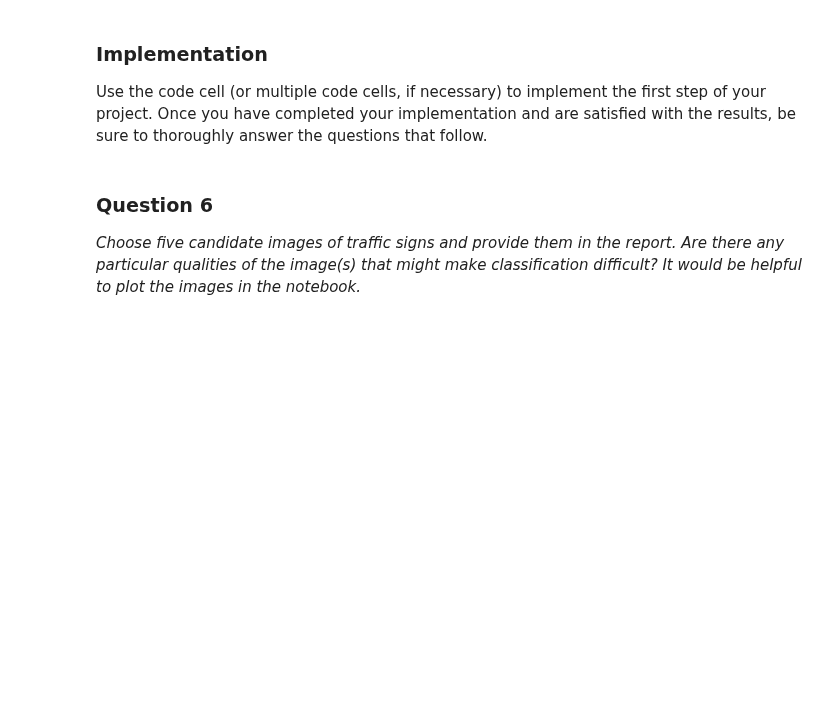
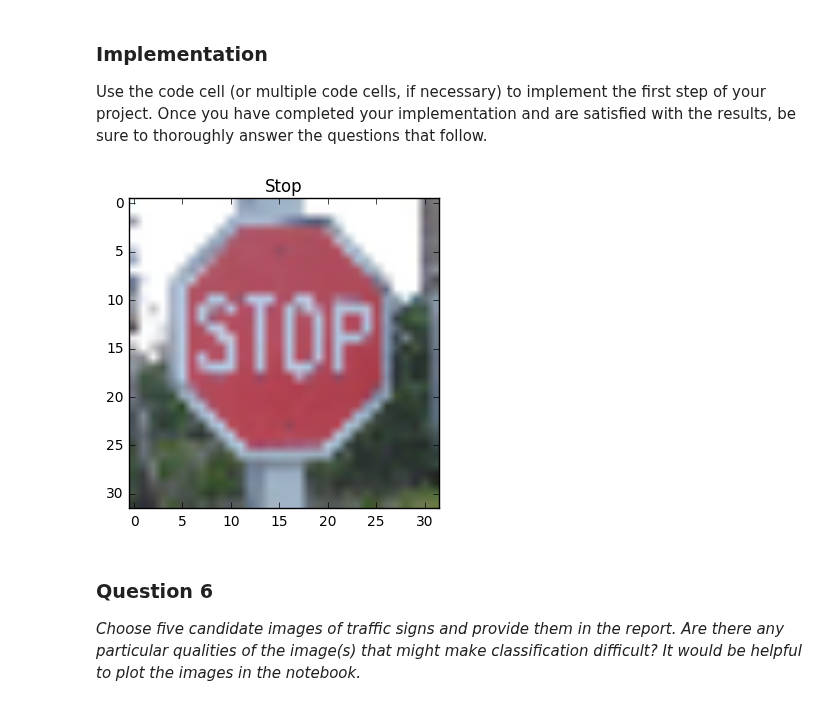
Before and after one commit to carlosgalvezp/Udacity-Self-Driving-Car-Nanodegree, a Jupyter notebook: term1/projects/CarND-TrafficSigns-P2/Traffic_Signs_Recognition.ipynb, the cells around one changed output. Drawn from its saved outputs; the diff is of its cells as text; code cells hidden in the pictures; blank space fills up the shorter version.

Commit message:
Finish test image reading from CSV
The class is compared against one of the 43 classes,
and the one-hot-encoded matrix is created.

```diff
--- a/term1/projects/CarND-TrafficSigns-P2/Traffic_Signs_Recognition.ipynb
+++ b/term1/projects/CarND-TrafficSigns-P2/Traffic_Signs_Recognition.ipynb
@@ -127,6 +144,11 @@ for i in range(0, len(idx)):
 # %%
 # Print the labels
+labels_text = []
 with open('signnames.csv', 'r') as csvfile:
-    reader = csv.reader(csvfile, delimiter=',', quotechar='|')
+    reader = csv.reader(csvfile, delimiter=',')
+    i = 0
     for row in reader:
         print(', '.join(row))
+        if i > 0:
+            labels_text.append(row[1])
+        i = i + 1
@@ -635,38 +724,38 @@ def resize_img(img, new_size):
 # %%
 # Read CSV containing: image path, crop_x, crop_y, class
 test_img_csv = 'test_img/test_img.csv'
 
 n_tests = 5
 X_test_own = np.zeros([n_tests, img_size_h, img_size_w, 3])
-y_test_own_labels = np.zeros([n_tests, n_classes])
+y_test_own_labels = np.zeros([n_tests], dtype=int)
 
 resize_size = (img_size_h, img_size_w)
 
 with open(test_img_csv, 'r') as csvfile:
     i_img = 0
     reader = csv.reader(csvfile, delimiter=',')
     for row in reader:
         # Read information from CSV file
         filename = row[0]
         crop_info = np.array(row[1:5], dtype=int)
         img_class = row[5]
 
         # Update test set
         img = load_img(filename)
         img = crop_img(img, crop_info)
         img = resize_img(img, resize_size)
 
         X_test_own[i_img, :, :, :] = img
-        #y_test_own_labels[i] = find(csv_classes == img_class);
+        y_test_own_labels[i_img] = labels_text.index(img_class);
 
         # Plot image
         plt.figure();
         plt.imshow(img);
         plt.title(img_class);
 
-#y_test_own = hot_encoding(y_test_own_labels)
-
-# Loop, crop and store the images in an array
+y_test_own = one_hot_encoding(y_test_own_labels, n_classes)
+# %% [output]
+[figure, added]
 # %% [markdown]
 ### Question 6
 
```
Also changed, not shown: parts of 20 cells of this notebook, 2 other files.
